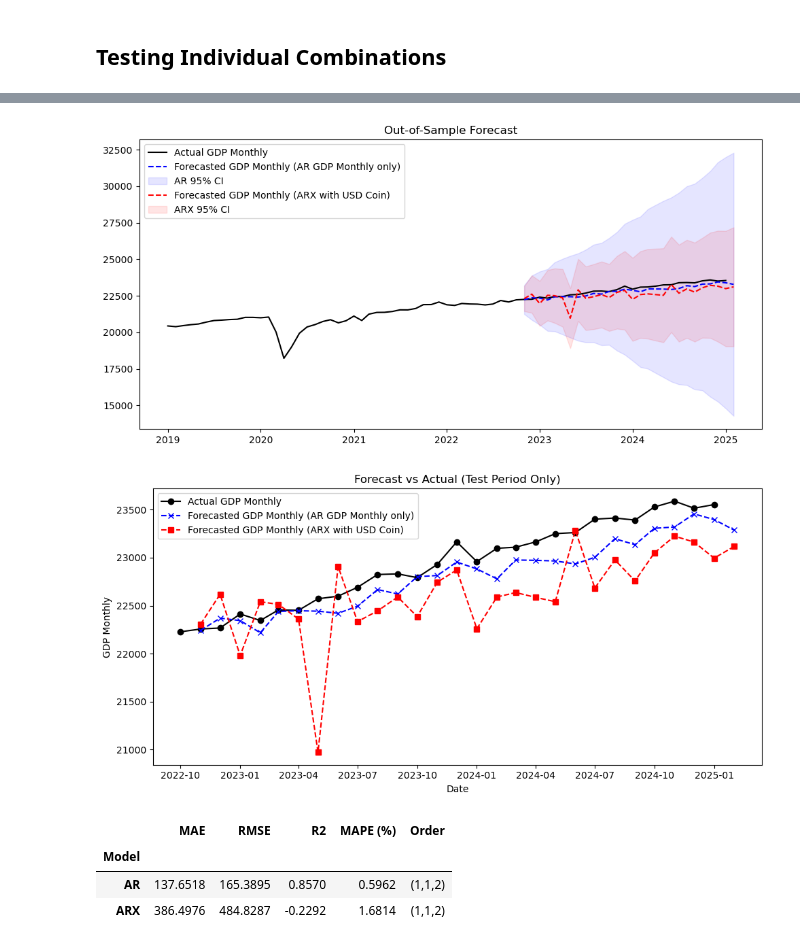
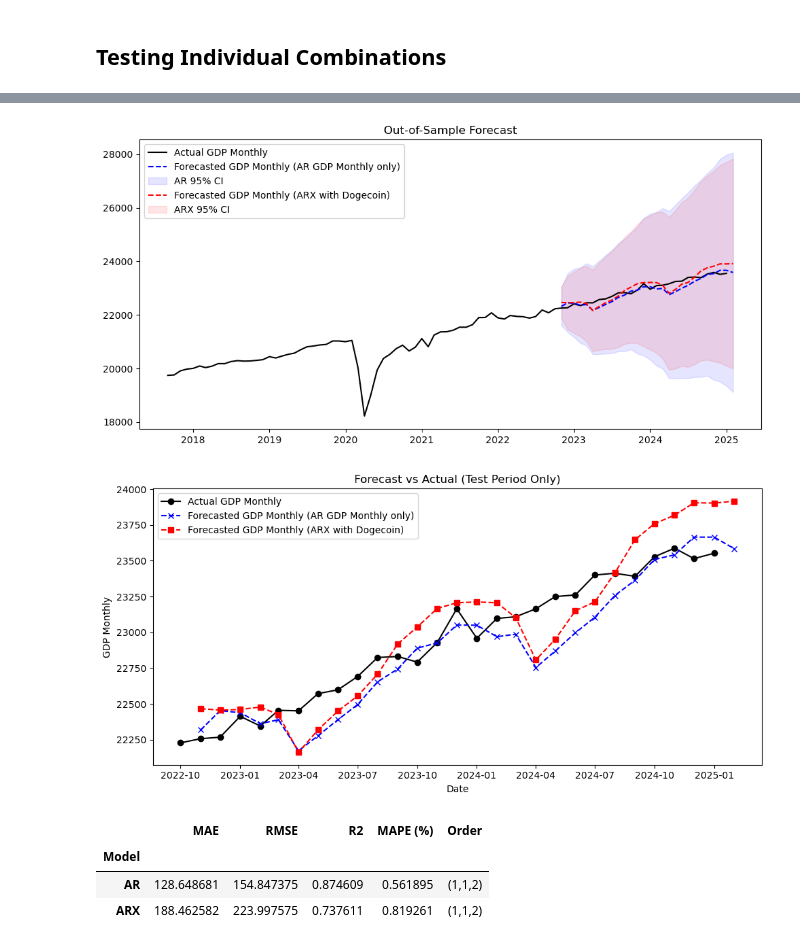
Before and after one commit to tianyishen701/CryptoMacroecon-Prediction-CSUREMM, a Jupyter notebook: AR.ipynb, the cells around one changed output, grey strips where cells are left out. Saved outputs shown, nothing was run; the diff lists cells and outputs as text; code cells hidden in the pictures.

```diff
--- a/AR.ipynb
+++ b/AR.ipynb
@@ -33,15 +33,15 @@ asset_list= ['Bitcoin', 'Tether', 'Litecoin', 'XRP', 'Ethereum', 'Dogecoin', 'Ca
 train_end = '2022-10-01'
 # %%
 ar_orders = {}
-ar_orders['LFPR'] = {'p': 1, 'd': 1,'q': 0}
-ar_orders['CPI'] = {'p': 1, 'd': 2,'q': 0}
-ar_orders['r'] = {'p': 1, 'd': 2,'q': 0}
-ar_orders['M1'] = {'p': 1, 'd': 1,'q': 0}
-ar_orders['GDP Monthly'] = {'p': 1, 'd': 1,'q': 2}
-ar_orders['IM'] = {'p': 3, 'd': 1,'q': 0}
-ar_orders['EX'] = {'p': 3, 'd': 1,'q': 0}
-ar_orders['CC'] = {'p': 2, 'd': 1,'q': 0}
-ar_orders['CC Monthly % Change'] = {'p': 2, 'd': 0,'q': 0}
+ar_orders['LFPR'] = {'p': 1, 'd': 1,'q': 0, 'P': 1, 'D': 1, 'Q': 0}
+ar_orders['CPI'] = {'p': 1, 'd': 2,'q': 0, 'P': 1, 'D': 0, 'Q': 0}
+ar_orders['r'] = {'p': 1, 'd': 2,'q': 0, 'P': 1, 'D': 1, 'Q': 0}
+ar_orders['M1'] = {'p': 1, 'd': 1,'q': 0, 'P': 1, 'D': 1, 'Q': 0}
+ar_orders['GDP Monthly'] = {'p': 1, 'd': 1,'q': 2, 'P': 1, 'D': 1, 'Q': 0}
+ar_orders['IM'] = {'p': 1, 'd': 1,'q': 1, 'P': 1, 'D': 0, 'Q': 1}
+ar_orders['EX'] = {'p': 1, 'd': 1,'q': 0, 'P': 1, 'D': 1, 'Q': 1}
+ar_orders['CC'] = {'p': 2, 'd': 1,'q': 0, 'P': 1, 'D': 0, 'Q': 1}
+ar_orders['CC Monthly % Change'] = {'p': 2, 'd': 0,'q': 0, 'P': 1, 'D': 0, 'Q': 0}
 ar_orders['VIX'] = {'p': 1, 'd': 0,'q': 0}
 ar_orders['MOVE'] = {'p': 1, 'd': 1,'q': 0}
 
@@ -284,5 +288,5 @@ Combinations where ARX (with asset) outperforms AR on all metrics (MAE, RMSE, MA
 # %% [markdown]
 ## Testing Individual Combinations
 # %%
-run_model(df, 'GDP Monthly', 'USD Coin', seasonal_order=(1, 1, 0, 12), asset_lag = 0, plot= True)
+run_model(df, 'GDP Monthly', 'Dogecoin', seasonal_order=(1, 1, 1, 12), asset_lag = 0, plot= True)
 # %% [output]
@@ -290,6 +311,6 @@ run_model(df, 'GDP Monthly', 'USD Coin', seasonal_order=(1, 1, 0, 12), asset_lag
-[figure, old version]
+[figure, new version]
-[figure, old version]
+[figure, new version]
 |  | MAE | RMSE | R2 | MAPE (%) | Order |
 | Model |  |  |  |  |  |
-| AR | 137.6518 | 165.3895 | 0.8570 | 0.5962 | (1,1,2) |
-| ARX | 386.4976 | 484.8287 | -0.2292 | 1.6814 | (1,1,2) |
+| AR | 128.648681 | 154.847375 | 0.874609 | 0.561895 | (1,1,2) |
+| ARX | 188.462582 | 223.997575 | 0.737611 | 0.819261 | (1,1,2) |
```
Also changed, not shown: parts of 3 cells of this notebook.
